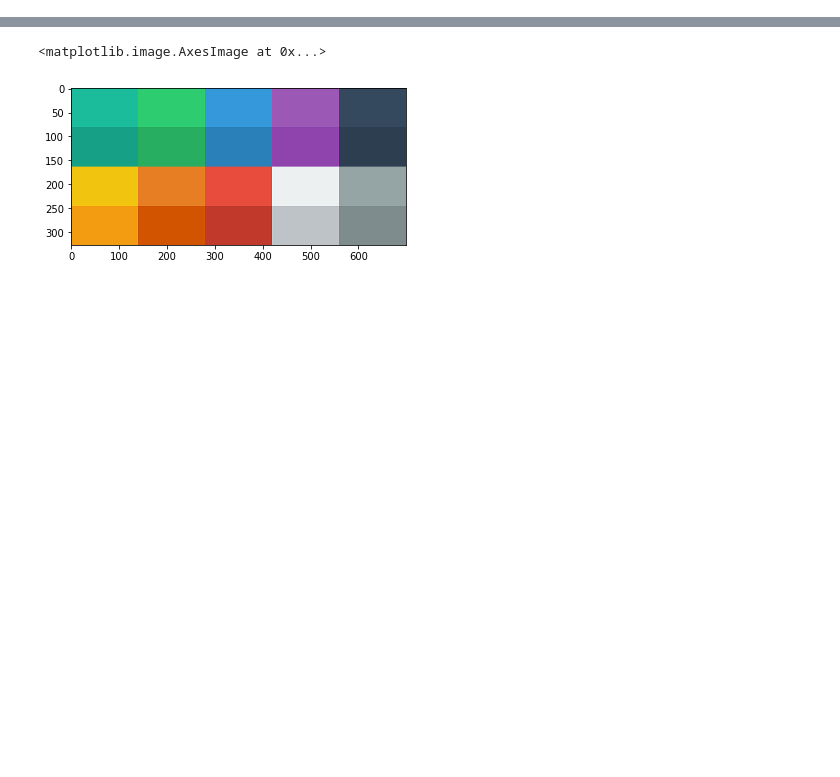
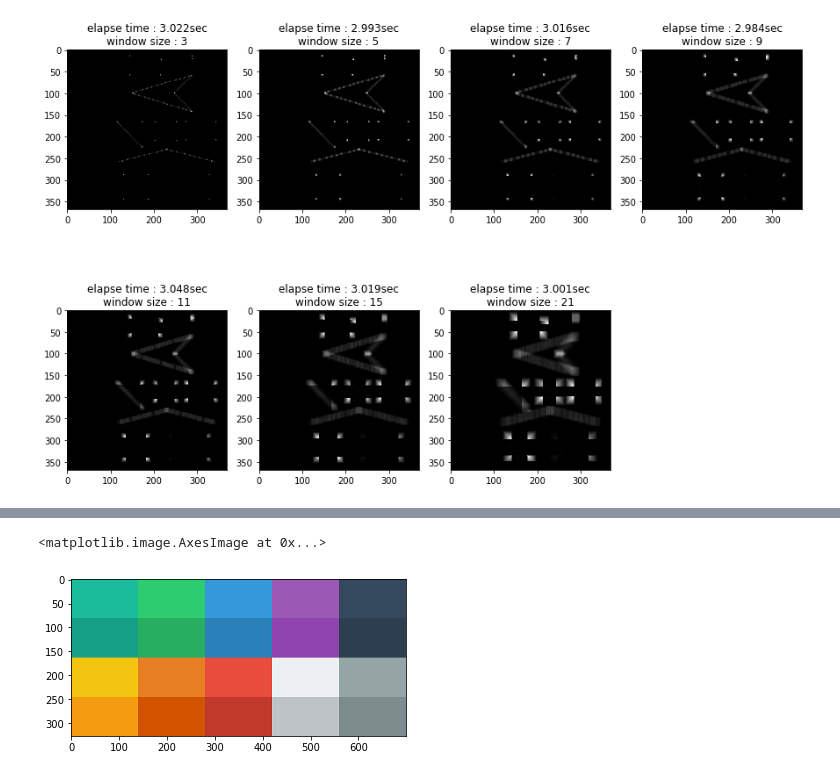
Before and after one commit to happyhyowon/assignment, a Jupyter notebook: vision/assignment2/corners.ipynb, the cells around one changed output, grey strips where cells are left out. Saved outputs shown, nothing was run; the diff lists cells and outputs as text; code cells hidden in the pictures; blank space fills up the shorter version.

```diff
--- a/vision/assignment2/corners.ipynb
+++ b/vision/assignment2/corners.ipynb
@@ -51,11 +63,12 @@ def grad_y(img):
 def cornerDetect(img, winSize=7, k=0.04, thd=1, type=0):
     """
     Parameters:
-        img = image (grayscale)
-        winSize = total size of window for summation in pixels,
-        type = {0 - Eigenvalue, 1 - Harris}
+        img     = image (grayscale)
+        winSize = total size of window for summation in pixels
+        k       = empirical constant
+        thd     = threshold
+        type    = {0 - Eigenvalue, 1 - Harris}
     """
-    # empirical constant(k = 0.04 ~ 0.06)
 
     # create empty matrix for result
     result = np.zeros_like(img)
@@ -93,7 +106,9 @@ def cornerDetect(img, winSize=7, k=0.04, thd=1, type=0):
 
     # Eigenvalue
     if type==0:
-        minLamda = (Sxx + Syy) - np.sqrt(4*Sxy**2 + (Sxx-Syy)**2)
+        #lamda1 = (Sxx + Syy) + np.sqrt(4*Sxy**2 + (Sxx-Syy)**2)
+        lamda2 = (Sxx + Syy) - np.sqrt(4*Sxy**2 + (Sxx-Syy)**2) # always minimum
+        minLamda = lamda2
         result = minLamda
         result[result < thd] = 0
 
@@ -117,18 +139,14 @@ plt.imshow(img, cmap='gray')
 # %%
 # type0 (eigenvalue)
-fig = plt.figure(figsize= (20,10))
-imlen = [3,5,7,9,11,15,21]
-num = 0
-k = 0.04
-thd = 10
-for i in imlen :
-    j = num + 1
-    start = time.time()
-    result = cornerDetect(img, winSize=i, k=k, thd=thd, type=0)
-    end = time.time()
-    ax = fig.add_subplot(2, 4, j)
+fig = plt.figure(figsize= (15,10))
+for idx in range(len(winSizes)) :
+    sTime = time.time()
+    result = cornerDetect(img, winSize=winSizes[idx], k=k, thd=thd, type=0)
+    eTime = time.time()
+    ax = fig.add_subplot(2, 4, idx+1)
     ax.imshow(result, cmap='gray')
-    ax.set_title("time : %.3fsec\nwindow size : %d" %((end-start), i))
-    num = num + 1
+    ax.set_title("elapse time : %.3fsec\nwindow size : %d" %((eTime-sTime), winSizes[idx]))
+# %% [output]
+[figure, added]
 # %%
 # type1 (Harris detector)
```
Also changed, not shown: parts of 11 cells of this notebook.
